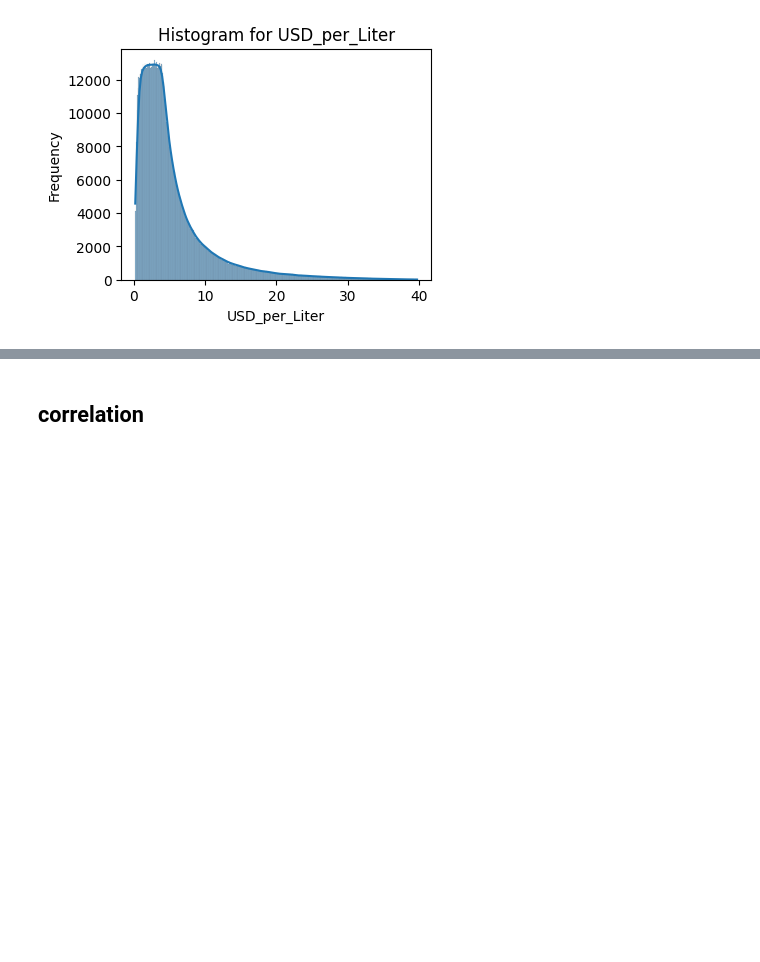
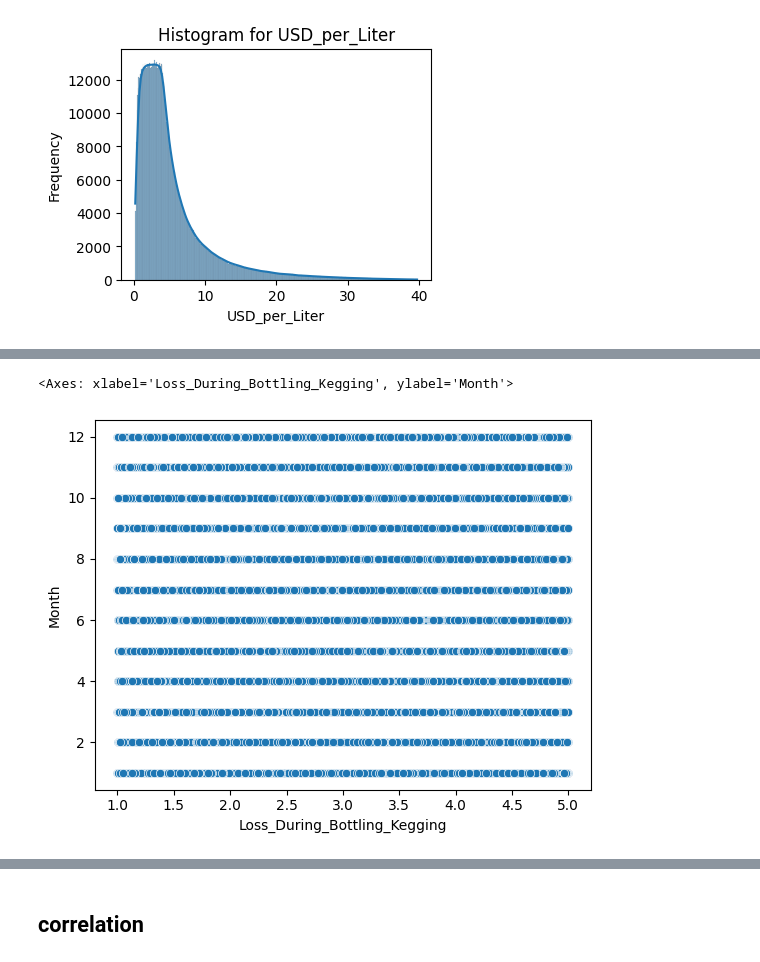
Before and after one commit to VincenzoRocchi/DDAM, a Jupyter notebook: code/Brewery.ipynb, the cells around one changed output, grey strips where cells are left out. Cells and saved outputs as stored; diff of their text form; code cells hidden in the pictures; blank space fills up the shorter version.

```diff
--- a/code/Brewery.ipynb
+++ b/code/Brewery.ipynb
@@ -424,0 +493,5 @@ plt.show()
+# %%
+sns.scatterplot(data=plot_sample.toPandas(), x="Loss_During_Bottling_Kegging", y="Month")
+# %% [output]
+<Axes: xlabel='Loss_During_Bottling_Kegging', ylabel='Month'>
+[figure, added]
```
Also changed, not shown: parts of 62 cells of this notebook.
